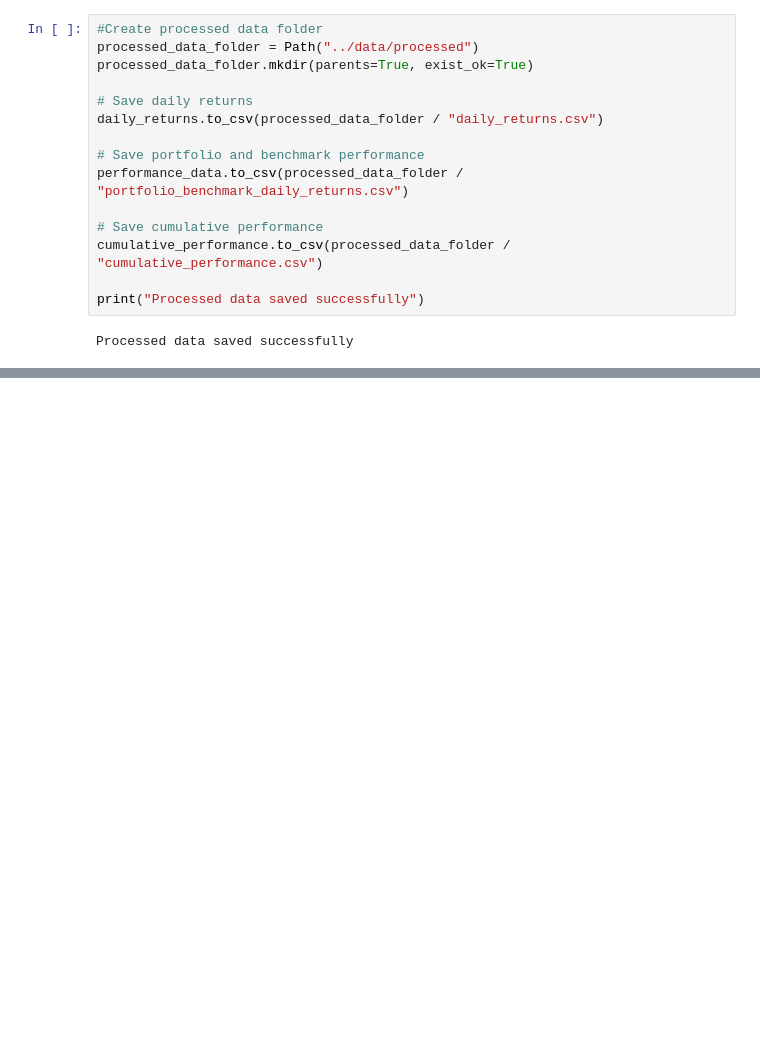
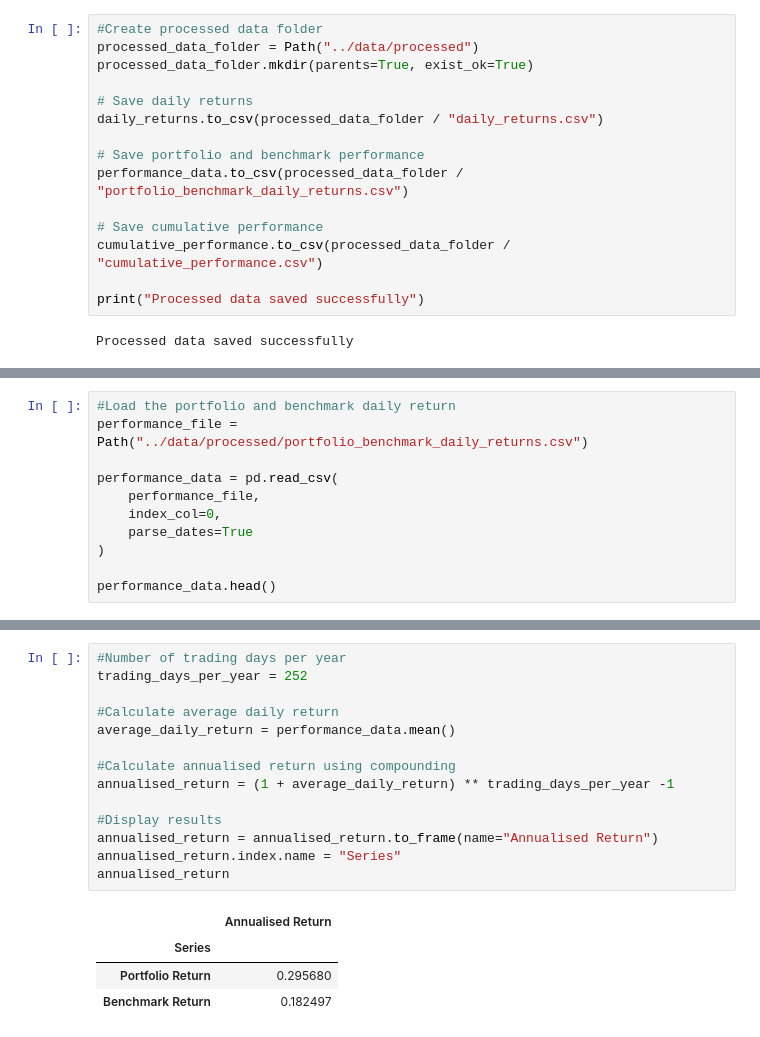
Before and after one commit to Anoyjit/equity-portfolio-intelligence, a Jupyter notebook: notebooks/02_download_market_data.ipynb, the cells around one changed output, grey strips where cells are left out. Drawn from its saved outputs; the diff is of its cells as text; blank space fills up the shorter version.

```diff
--- a/notebooks/02_download_market_data.ipynb
+++ b/notebooks/02_download_market_data.ipynb
@@ -362,0 +368,11 @@ Processed data saved successfully
+# %%
+#Load the portfolio and benchmark daily return
+performance_file = Path("../data/processed/portfolio_benchmark_daily_returns.csv")
+
+performance_data = pd.read_csv(
+    performance_file,
+    index_col=0,
+    parse_dates=True
+)
+
+performance_data.head()
@@ -362,0 +387,19 @@ Processed data saved successfully
+# %%
+#Number of trading days per year
+trading_days_per_year = 252
+
+#Calculate average daily return
+average_daily_return = performance_data.mean()
+
+#Calculate annualised return using compounding
+annualised_return = (1 + average_daily_return) ** trading_days_per_year -1
+
+#Display results
+annualised_return = annualised_return.to_frame(name="Annualised Return")
+annualised_return.index.name = "Series"
+annualised_return
+# %% [output]
+|  | Annualised Return |
+| Series |  |
+| Portfolio Return | 0.295680 |
+| Benchmark Return | 0.182497 |
```
Also changed, not shown: parts of 8 cells of this notebook, 2 other files.
